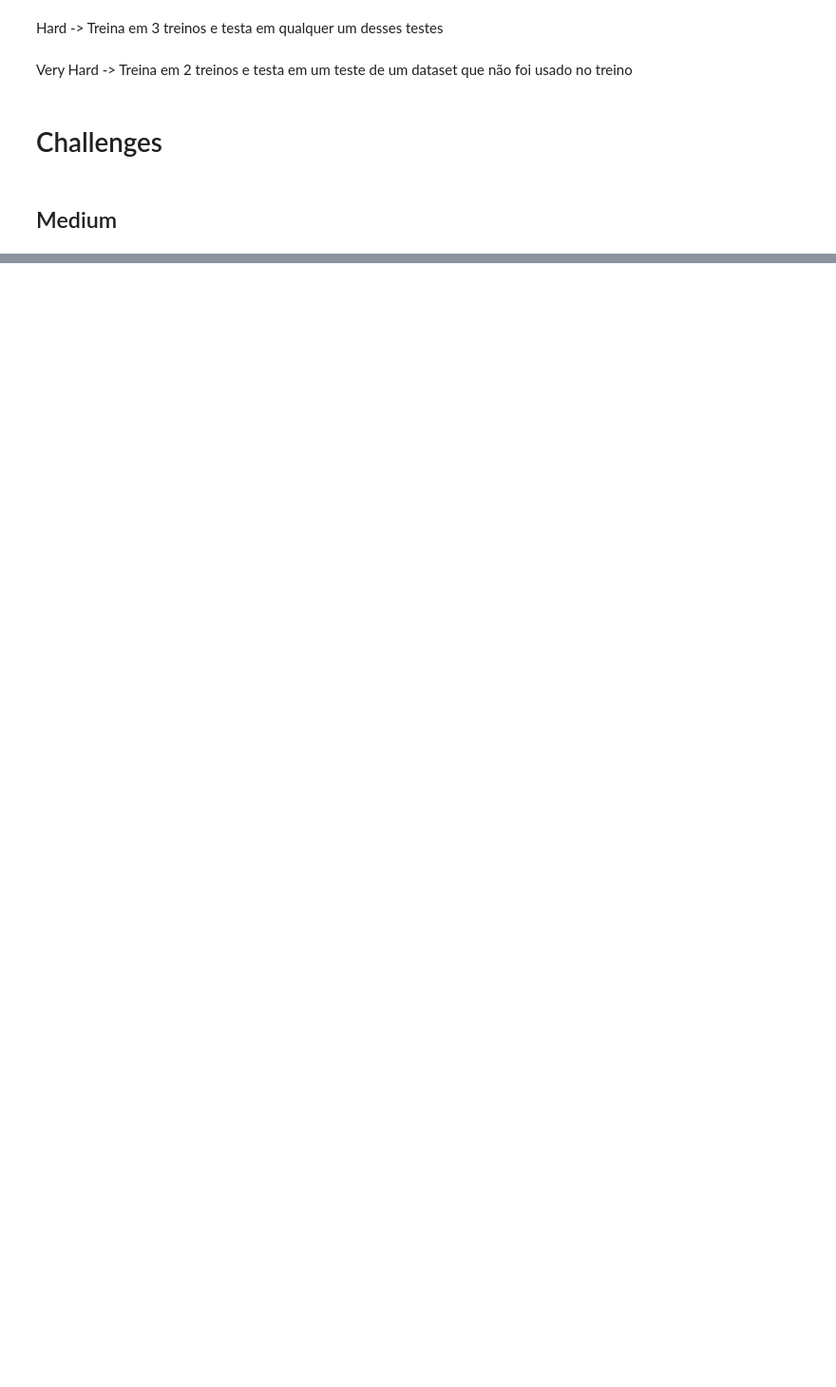
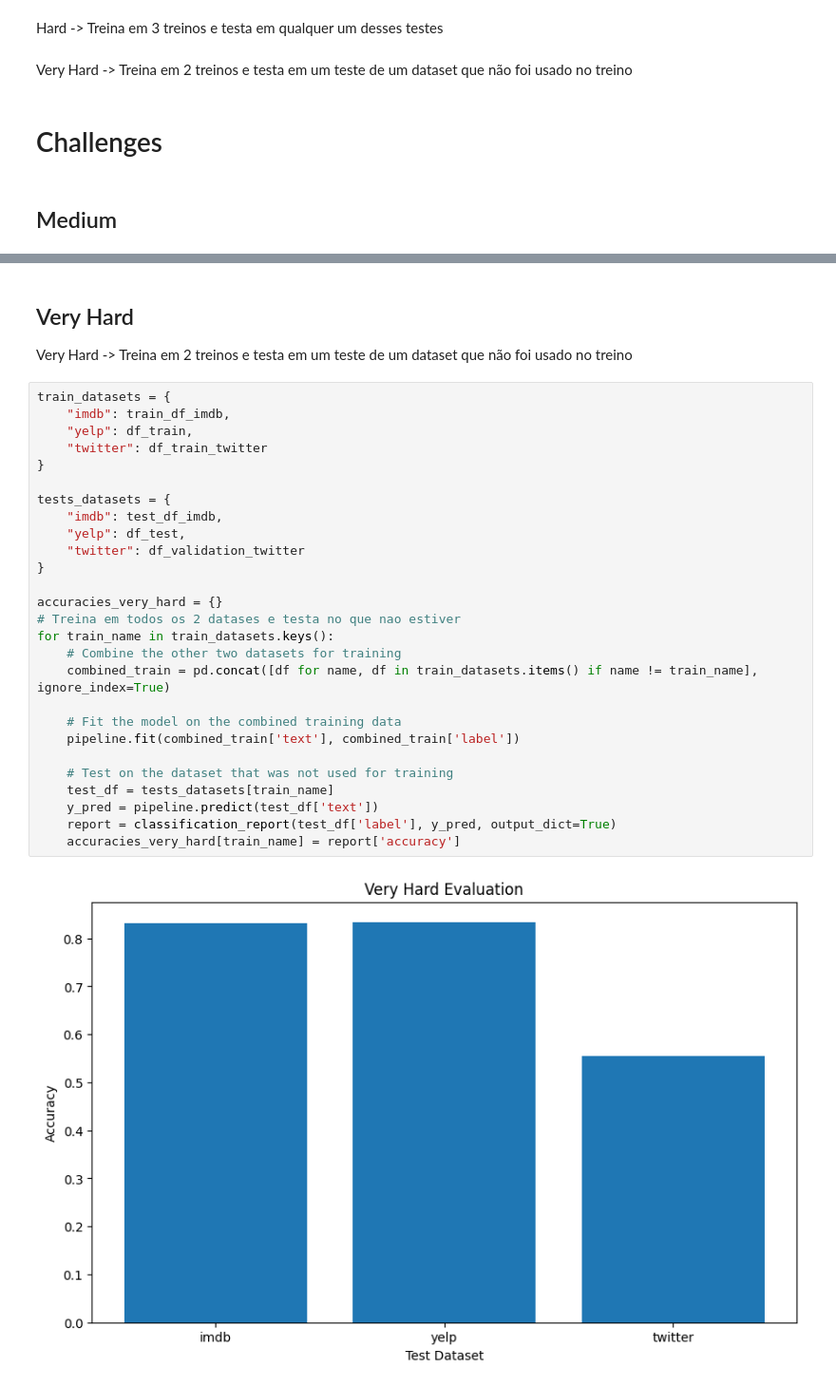
Before and after one commit to henriquessm/nlp-datasets, a Jupyter notebook: main.ipynb, the cells around one changed output, grey strips where cells are left out. Shown at 95% size. Cells and saved outputs as stored; diff of their text form; blank space fills up the shorter version.

```diff
--- a/main.ipynb
+++ b/main.ipynb
@@ -217,0 +248,33 @@ plt.show()
+# %% [markdown]
+## Very Hard
+
+Very Hard -> Treina em 2 treinos e testa em um teste de um dataset que não foi usado no treino
+# %%
+train_datasets = {
+    "imdb": train_df_imdb,
+    "yelp": df_train,
+    "twitter": df_train_twitter
+}
+
+tests_datasets = {
+    "imdb": test_df_imdb,
+    "yelp": df_test,
+    "twitter": df_validation_twitter
+}
+
+accuracies_very_hard = {}
+# Treina em todos os 2 datases e testa no que nao estiver
+for train_name in train_datasets.keys():
+    # Combine the other two datasets for training
+    combined_train = pd.concat([df for name, df in train_datasets.items() if name != train_name], ignore_index=True)
+
+    # Fit the model on the combined training data
+    pipeline.fit(combined_train['text'], combined_train['label'])
+
+    # Test on the dataset that was not used for training
+    test_df = tests_datasets[train_name]
+    y_pred = pipeline.predict(test_df['text'])
+    report = classification_report(test_df['label'], y_pred, output_dict=True)
+    accuracies_very_hard[train_name] = report['accuracy']
+# %% [output]
+[figure, added]
```
Also changed, not shown: parts of 9 cells of this notebook.
